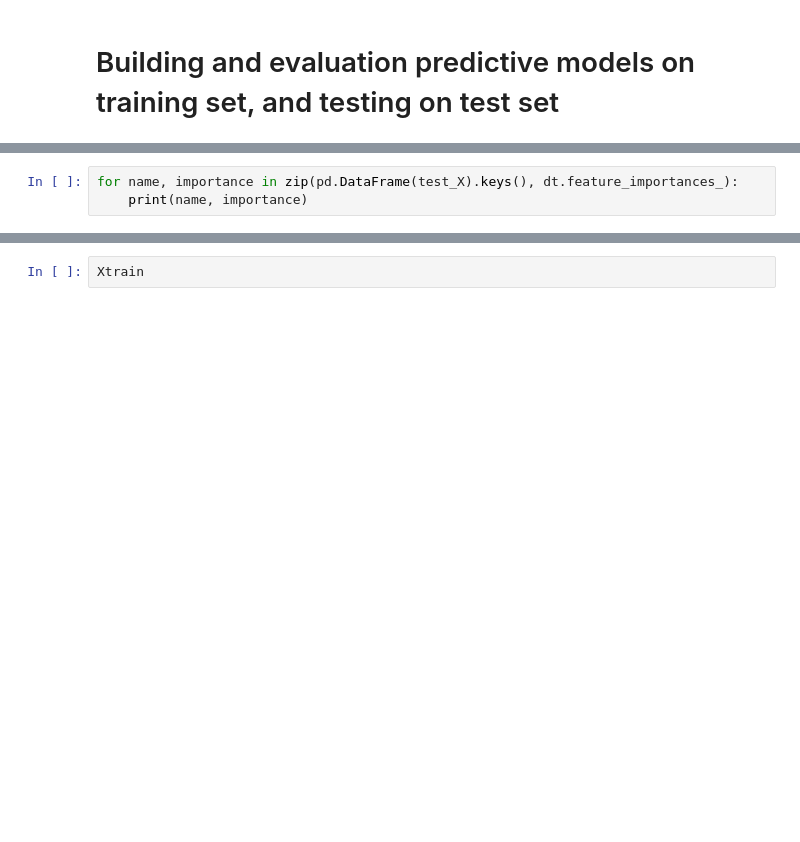
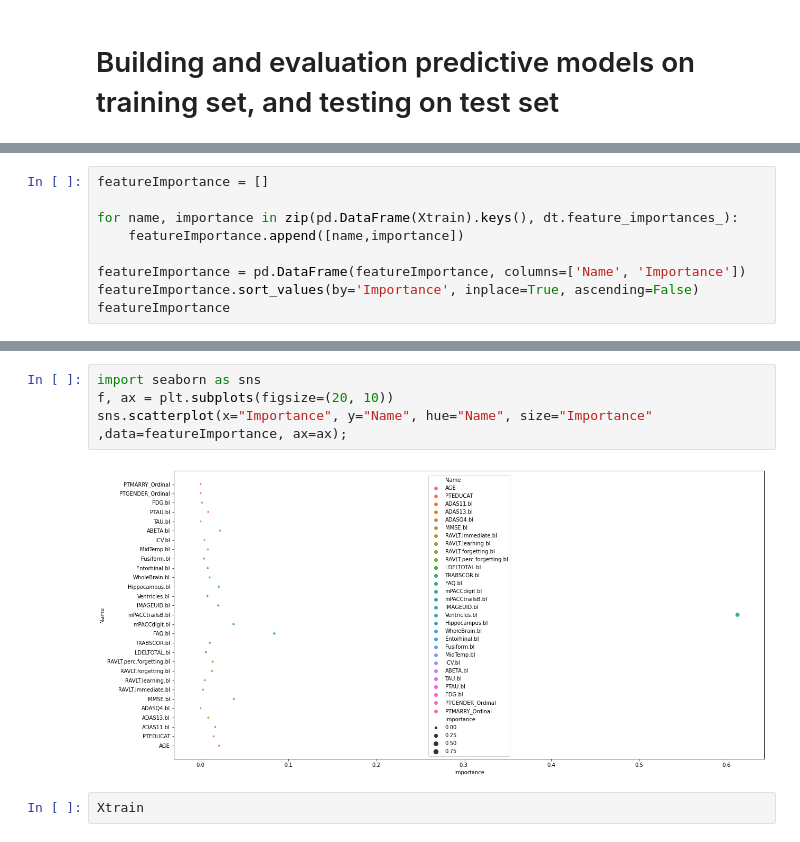
Before and after one commit to CharlotteZepeda/DP-Mini-Project, a Jupyter notebook: data+plotting.ipynb, the cells around one changed output, grey strips where cells are left out. Saved outputs shown, nothing was run; the diff lists cells and outputs as text; blank space fills up the shorter version.

Commit message:
data+plotting_last1?

```diff
--- a/data+plotting.ipynb
+++ b/data+plotting.ipynb
@@ -1168,4 +1168,10 @@ and their mean 0.8735156615240769
 # %%
-for name, importance in zip(pd.DataFrame(test_X).keys(), dt.feature_importances_):
-    print(name, importance)
+featureImportance = []
+
+for name, importance in zip(pd.DataFrame(Xtrain).keys(), dt.feature_importances_):
+    featureImportance.append([name,importance])
+
+featureImportance = pd.DataFrame(featureImportance, columns=['Name', 'Importance'])
+featureImportance.sort_values(by='Importance', inplace=True, ascending=False)
+featureImportance
 # %% [output]
@@ -1189,3 +1195,9 @@ PTMARRY_Ordinal 0.0
+# %%
+import seaborn as sns
+f, ax = plt.subplots(figsize=(20, 10))
+sns.scatterplot(x="Importance", y="Name", hue="Name", size="Importance" ,data=featureImportance, ax=ax);
+# %% [output]
+[figure, added]
 # %%
 Xtrain
 # %% [output]
```
Also changed, not shown: parts of 5 cells of this notebook.
